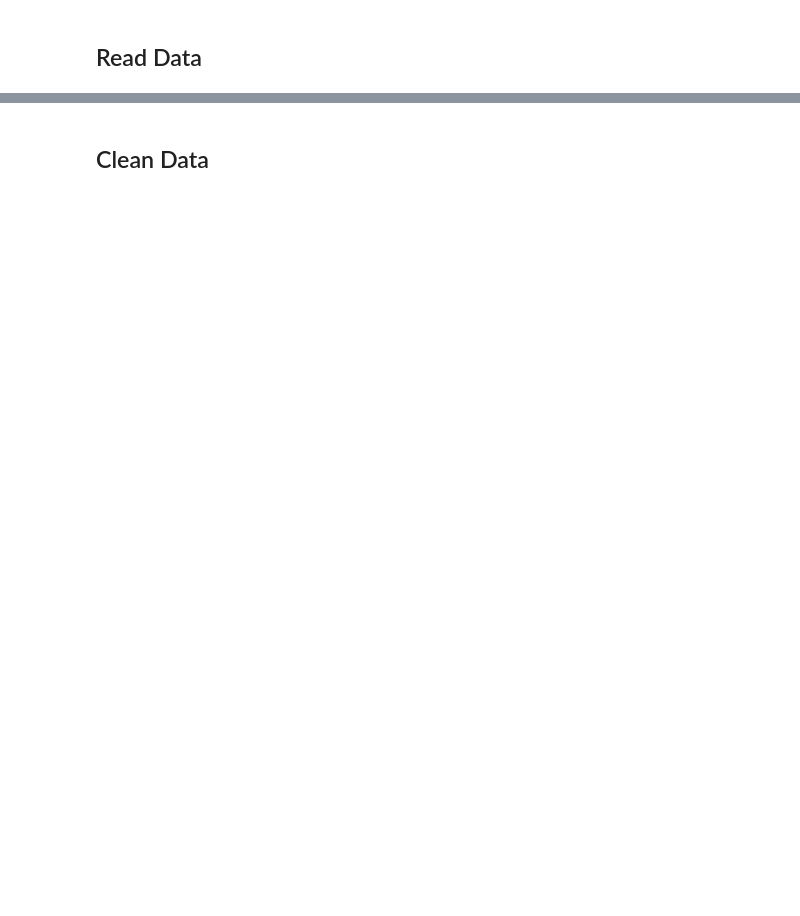
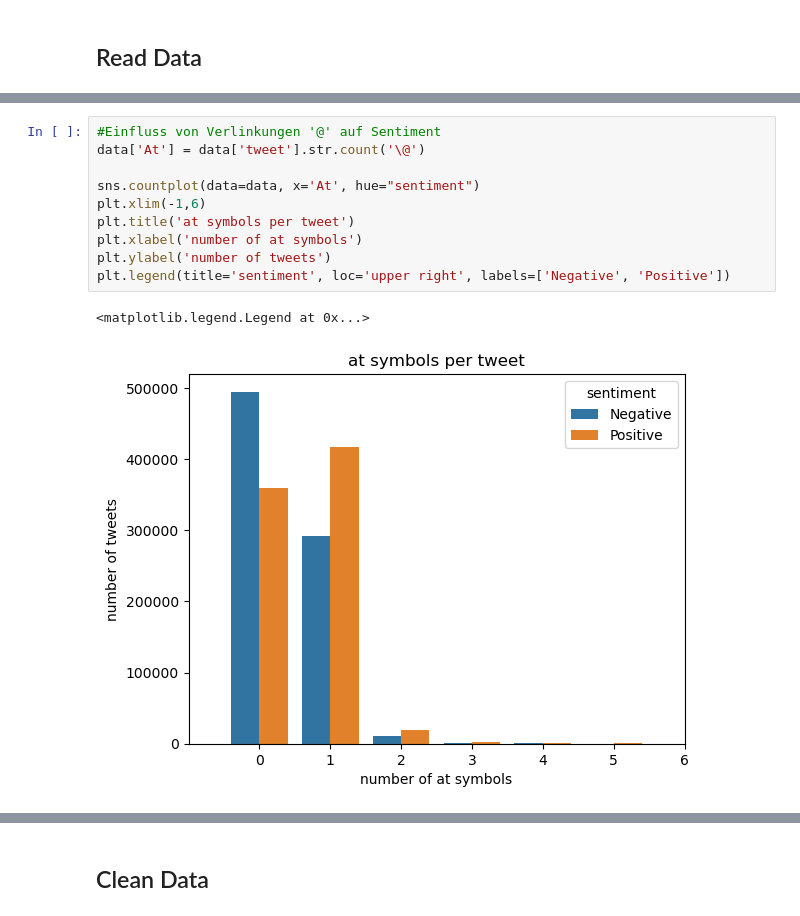
Before and after one commit to DavidStein7/marketing_analytics_project, a Jupyter notebook: Notebooks/data_preparation.ipynb, the cells around one changed output, grey strips where cells are left out. Saved outputs shown, nothing was run; the diff lists cells and outputs as text; blank space fills up the shorter version.

```diff
--- a/Notebooks/data_preparation.ipynb
+++ b/Notebooks/data_preparation.ipynb
@@ -30,0 +77,13 @@ data.head()
+# %%
+#Einfluss von Verlinkungen '@' auf Sentiment
+data['At'] = data['tweet'].str.count('\@')
+
+sns.countplot(data=data, x='At', hue="sentiment")
+plt.xlim(-1,6)
+plt.title('at symbols per tweet')
+plt.xlabel('number of at symbols')
+plt.ylabel('number of tweets')
+plt.legend(title='sentiment', loc='upper right', labels=['Negative', 'Positive'])
+# %% [output]
+<matplotlib.legend.Legend at 0x...>
+[figure, added]
```
Also changed, not shown: parts of 17 cells of this notebook.
